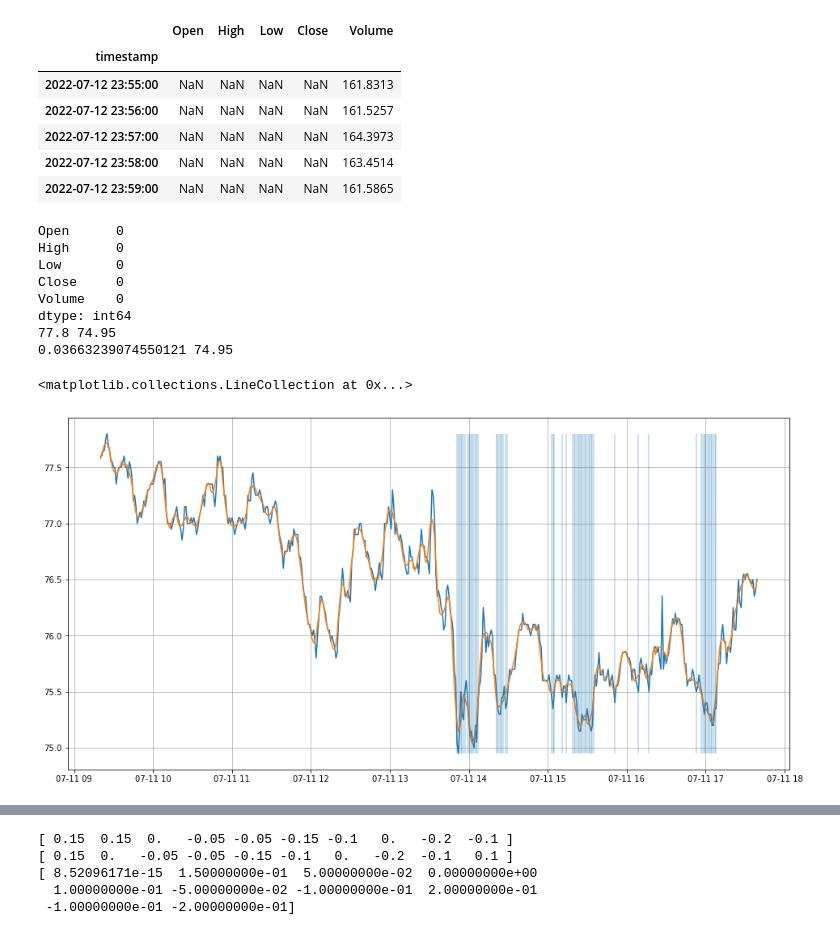
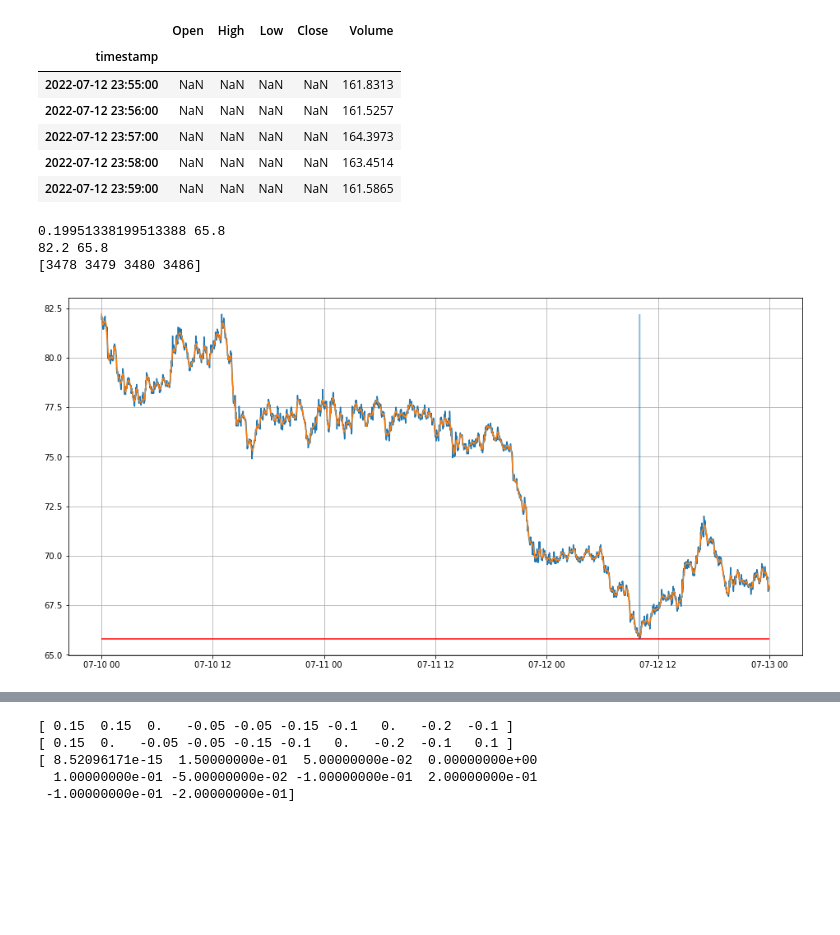
Before and after one commit to oskrivon/levelAnalyser, a Jupyter notebook: graph_display.ipynb, the cells around one changed output, grey strips where cells are left out. Cells and saved outputs as stored; diff of their text form; code cells hidden in the pictures; blank space fills up the shorter version.

```diff
--- a/graph_display.ipynb
+++ b/graph_display.ipynb
@@ -73,12 +73,12 @@ show_candlestick_chart(minutly_price)
 plt.figure(figsize=(16, 8))
 plt.grid()
 
-new_prices = minutly_price[2000:2500]
-new_prices = new_prices.fillna(new_prices.mean())
-print(new_prices.isnull().sum())
+new_prices = minutly_price[:]
+new_prices = new_prices.fillna(method="ffill")
+#print(new_prices.isnull().sum())
 p = np.array(new_prices['High'])
 t = np.array(new_prices.index)
-p_smoth = savgol_filter(p, 10, 3)
+p_smoth = savgol_filter(p, 30, 3)
 
 plt.plot(t, p)
 plt.plot(t, p_smoth)
@@ -97,43 +97,46 @@ indexes_max = []
 indexes_min = []
 
 for i in range(1, len(p)-1):
     if p[i] > p[i-1]:
         if p[i] > p[i+1]:
             val_max.append(p[i])
             indexes_max.append(i)
 
 for i in range(0, len(p)-1):
     if p[i] < p[i-1]:
         if p[i] < p[i+1]:
             val_min.append(p[i])
             indexes_min.append(i)
 
 a = np.where(dpdt == 0)
 
 """
 plt.vlines(t[indexes_max], p.min(), p.max())
 plt.vlines(t[indexes_min], p.min(), p.max(), color = 'r')
 plt.vlines(t[a[0]], p.min(), p.max(), color = 'g')
 """
 
 min_abs = np.min(val_min)
-th = 0.2
+
+th = 0.005
 diff_percent = (np.max(p) - np.min(p))/np.max(p)
+print(diff_percent, min_abs)
 
 b = np.where(p < diff_percent * th * np.mean(p) + min_abs)
 
 print(np.max(p), np.min(p))
-print(diff_percent, min_abs)
 #plt.vlines(t[146], p.min(), p.max())
-plt.vlines(t[b], p.min(), p.max(), alpha=0.3)
+#plt.vlines(t[b], p.min(), p.max(), alpha=0.2)
+
+if len(b[0]) >= 2:
+    plt.hlines(min_abs, t.min(), t.max(), color = 'r')
+    plt.vlines(t[b], p.min(), p.max(), alpha=0.2)
+else:
+    print("no support")
+
+print(b[0])
 # %% [output]
-Open      0
-High      0
-Low       0
-Close     0
-Volume    0
-dtype: int64
-77.8 74.95
-0.03663239074550121 74.95
+0.19951338199513388 65.8
+82.2 65.8
+[3478 3479 3480 3486]
-<matplotlib.collections.LineCollection at 0x...>
-[figure, old version]
+[figure, new version]
```
Also changed, not shown: parts of 4 cells of this notebook, 1 other file.
